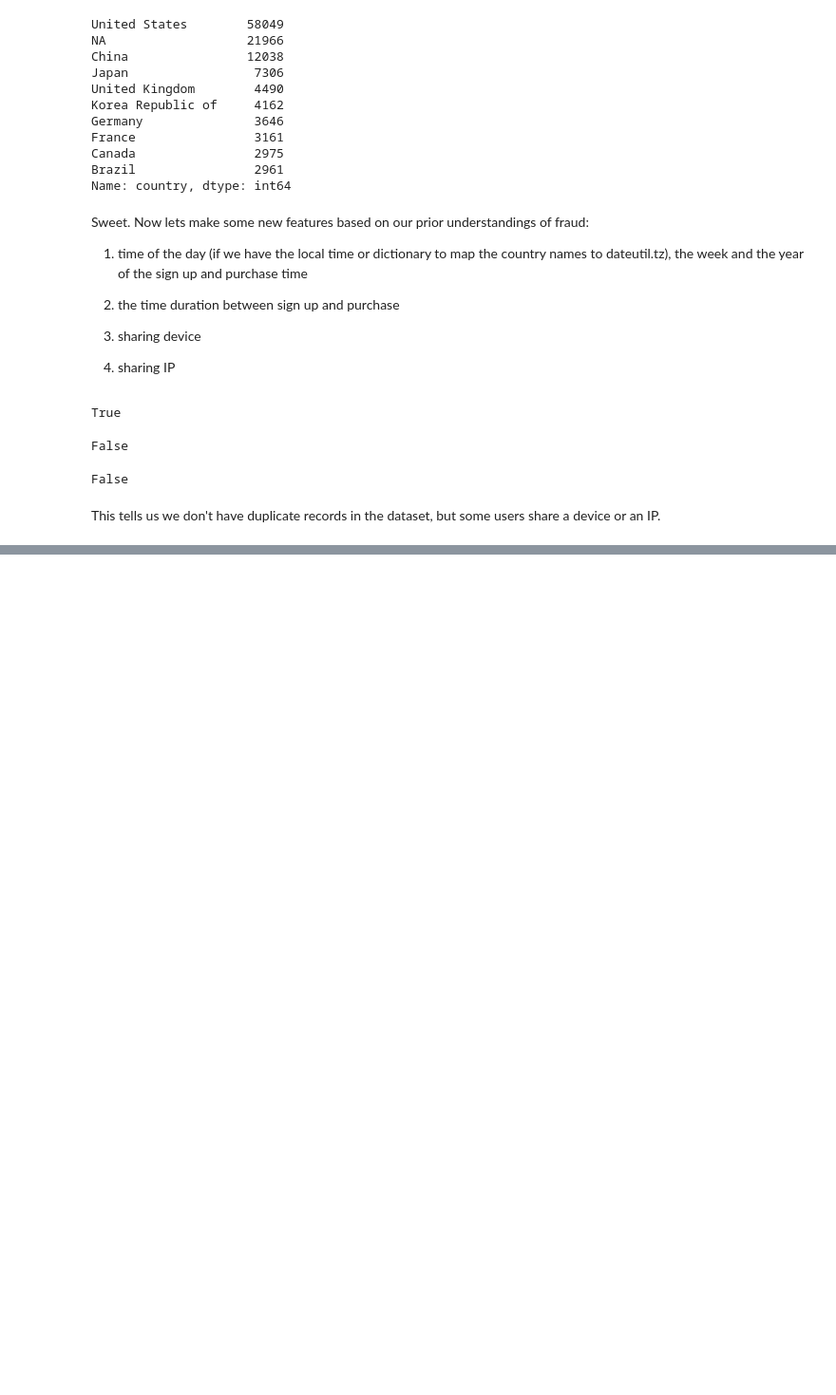
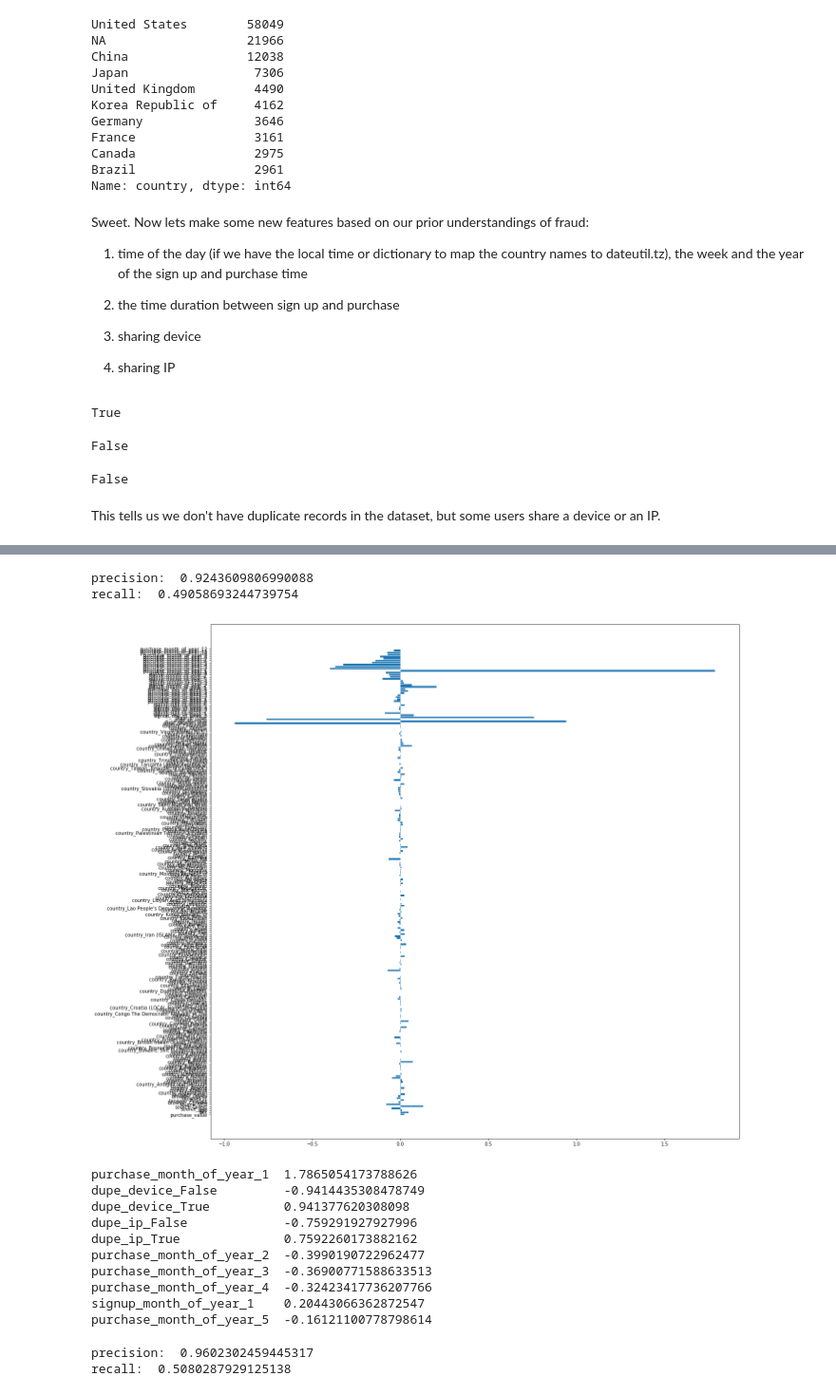
Before and after one commit to teijag/data_challenges, a Jupyter notebook: fraud_detection/fraud_detection.ipynb, the cells around one changed output, grey strips where cells are left out. Shown: that part at 95% size. Cells and saved outputs as stored; diff of their text form; code cells hidden in the pictures; blank space fills up the shorter version.

```diff
--- a/fraud_detection/fraud_detection.ipynb
+++ b/fraud_detection/fraud_detection.ipynb
@@ -152,0 +204,38 @@ df_ml.corr()['class'];
+# %%
+logreg = LogisticRegressionCV(scoring = 'recall',max_iter=1000)
+logreg.fit(X_train_scaled, y_train)
+y_pred = logreg.predict(X_test_scaled)
+print ("precision: ", precision_score(y_test,y_pred))
+print ("recall: ", recall_score(y_test,y_pred))
+coef = logreg.coef_[0]
+plt.figure(figsize=(20,20))
+plt.barh(y=X.columns,width = coef)
+plt.show()
+
+
+top_10 = np.argsort(-np.absolute(coef))[:10]
+for i in top_10:
+    print ("%-25s %s" % ((X.columns[i], coef[i])))
+# %% [output]
+precision:  0.9243609806990088
+recall:  0.49058693244739754
+[figure, added]
+purchase_month_of_year_1  1.7865054173788626
+dupe_device_False         -0.9414435308478749
+dupe_device_True          0.941377620308098
+dupe_ip_False             -0.759291927927996
+dupe_ip_True              0.7592260173882162
+purchase_month_of_year_2  -0.3990190722962477
+purchase_month_of_year_3  -0.36900771588633513
+purchase_month_of_year_4  -0.32423417736207766
+signup_month_of_year_1    0.20443066362872547
+purchase_month_of_year_5  -0.16121100778798614
+# %%
+rfc = RandomForestClassifier(n_estimators = 100)
+rfc.fit(X_train_scaled, y_train)
+y_pred = rfc.predict(X_test_scaled)
+print ("precision: ", precision_score(y_test,y_pred))
+print ("recall: ", recall_score(y_test,y_pred))
+# %% [output]
+precision:  0.9602302459445317
+recall:  0.5080287929125138
```
Also changed, not shown: parts of 10 cells of this notebook, 12 other files.
